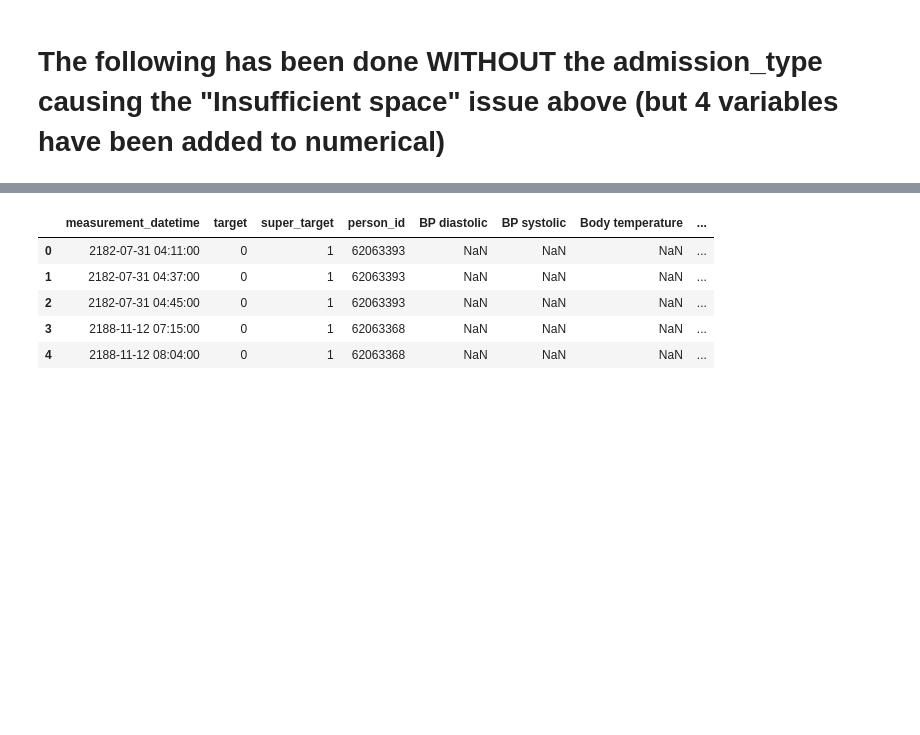
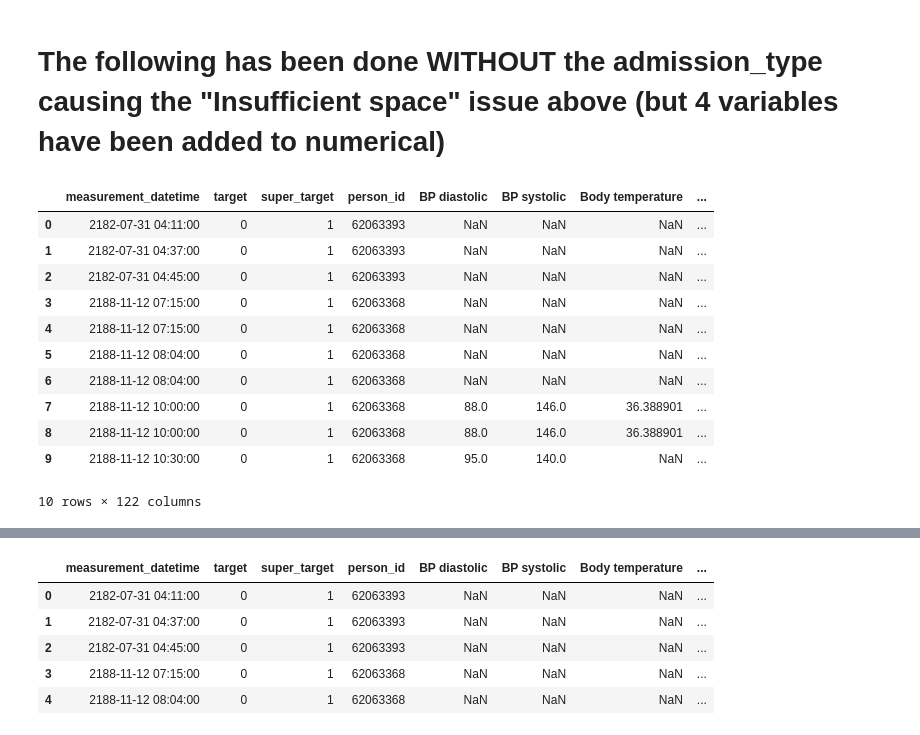
Before and after one commit to dataforgoodfr/batch4_diafoirus_fleming, a Jupyter notebook: omop_severity_scores/omop_saps_ii_draft.ipynb, the cells around one changed output, grey strips where cells are left out. Cells and saved outputs as stored; diff of their text form; code cells hidden in the pictures; blank space fills up the shorter version.

```diff
--- a/omop_severity_scores/omop_saps_ii_draft.ipynb
+++ b/omop_severity_scores/omop_saps_ii_draft.ipynb
@@ -348,3 +352,18 @@ DatabaseError: Execution failed on sql '
 # The following has been done WITHOUT the admission_type causing the "Insufficient space" issue above (but 4 variables have been added to numerical)
 # %%
 tmp = dataset.copy(deep=True)
+# %%
+tmp.head(10)
+# %% [output]
+|  | measurement_datetime | target | super_target | person_id | BP diastolic | BP systolic | Body temperature | ... |
+| 0 | 2182-07-31 04:11:00 | 0 | 1 | 62063393 | NaN | NaN | NaN | ... |
+| 1 | 2182-07-31 04:37:00 | 0 | 1 | 62063393 | NaN | NaN | NaN | ... |
+| 2 | 2182-07-31 04:45:00 | 0 | 1 | 62063393 | NaN | NaN | NaN | ... |
+| 3 | 2188-11-12 07:15:00 | 0 | 1 | 62063368 | NaN | NaN | NaN | ... |
+| 4 | 2188-11-12 07:15:00 | 0 | 1 | 62063368 | NaN | NaN | NaN | ... |
+| 5 | 2188-11-12 08:04:00 | 0 | 1 | 62063368 | NaN | NaN | NaN | ... |
+| 6 | 2188-11-12 08:04:00 | 0 | 1 | 62063368 | NaN | NaN | NaN | ... |
+| 7 | 2188-11-12 10:00:00 | 0 | 1 | 62063368 | 88.0 | 146.0 | 36.388901 | ... |
+| 8 | 2188-11-12 10:00:00 | 0 | 1 | 62063368 | 88.0 | 146.0 | 36.388901 | ... |
+| 9 | 2188-11-12 10:30:00 | 0 | 1 | 62063368 | 95.0 | 140.0 | NaN | ... |
+10 rows × 122 columns
```
Also changed, not shown: parts of 4 cells of this notebook.
